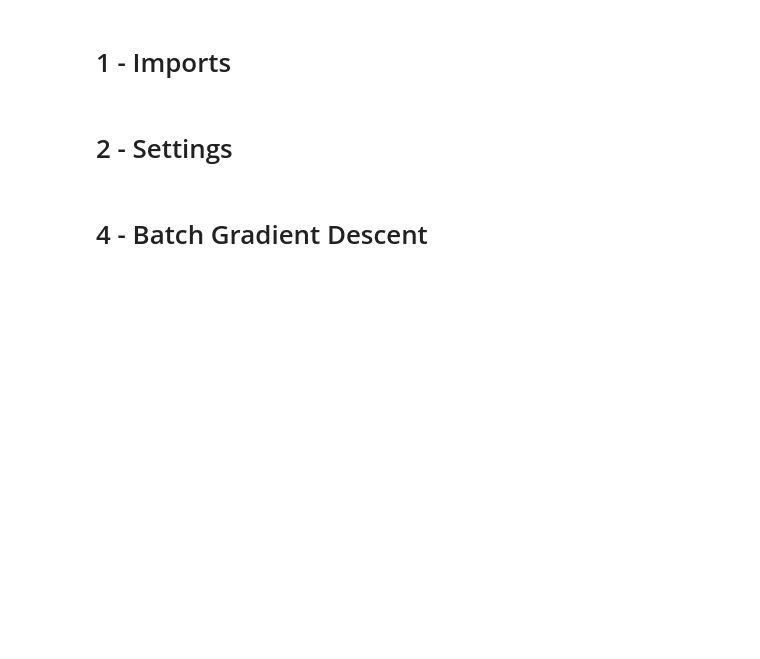
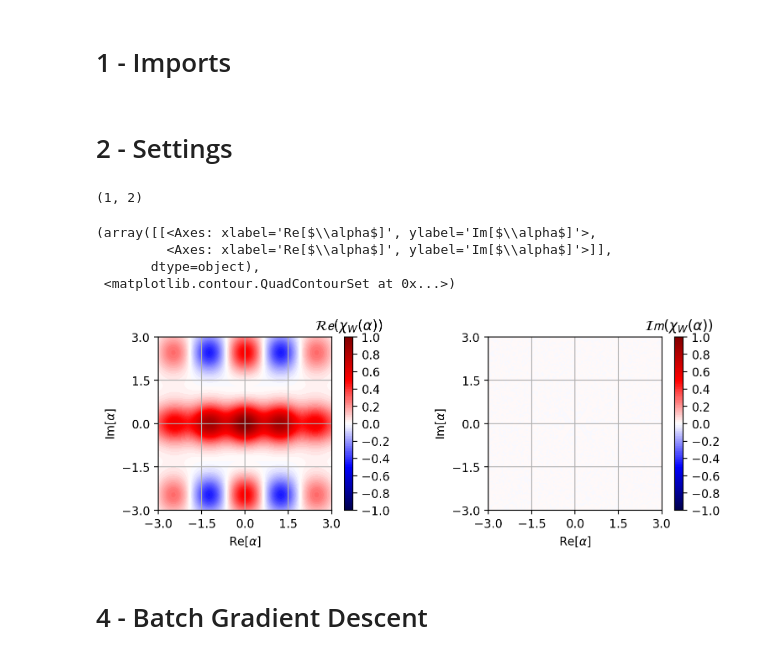
Before and after one commit to EQuS/jaxquantum, a Jupyter notebook: experiments/circuit/state-prep/2-gkp-state.ipynb, the cells around one changed output. Saved outputs shown, nothing was run; the diff lists cells and outputs as text; code cells hidden in the pictures; blank space fills up the shorter version.

Commit message:
gkp +x state prep

```diff
--- a/experiments/circuit/state-prep/2-gkp-state.ipynb
+++ b/experiments/circuit/state-prep/2-gkp-state.ipynb
@@ -32,14 +32,15 @@ from state_prep_opt import *
 # %%
 settings = {
     "measure": None,
-    "blocks": 5,
-    "batch_size": 500,
-    "epochs": 1000,
+    "blocks": 7,
+    "batch_size": 1000,
+    "epochs": 2000,
     "learning_rate": 5e-3,
-    "N": 40,
+    "N": 75,
     "state": {
-        "mode": "squeeze",
-        "squeezing_dB": 8
+        "mode": "gkp",
+        "logical_state": "+x",
+        "delta": 0.438
     },
     "N_large": 200,
     "bounds": {
@@ -49,23 +50,43 @@ settings = {
     "random_seed": 35,
     "reg_strength": 5e-1,
     "reg_mode": 'avg',
-    "minimize_metric": False
+    "minimize_metric": True
 }
 
-def generate_state(settings, large=False):
-    z = jqt.squeezing_dB_to_linear(settings["state"]["squeezing_dB"])
-    N = settings["N" if not large else "N_large"]
-    target_state_cavity = jqt.squeeze(N, z) @ jqt.basis(N, 0)
-    return target_state_cavity
+if settings["state"]["mode"]=="fock":
+    if settings["state"]["logical_state"]=="+z":
+        target_state_cavity = jqt.basis(settings["N"], 0)
+    if settings["state"]["logical_state"]=="-z":
+        target_state_cavity = jqt.basis(settings["N"], 1)
+    if settings["state"]["logical_state"]=="+x":
+        target_state_cavity = (jqt.basis(settings["N"], 0) + jqt.basis(settings["N"], 1)).unit()
+    if settings["state"]["logical_state"]=="-x":
+        target_state_cavity = (jqt.basis(settings["N"], 0) - jqt.basis(settings["N"], 1)).unit()
+    if settings["state"]["logical_state"]=="+y":
+        target_state_cavity = (jqt.basis(settings["N"], 0) + 1.j*jqt.basis(settings["N"], 1)).unit()
+    if settings["state"]["logical_state"]=="-y":
+        target_state_cavity = (jqt.basis(settings["N"], 0) - 1.j*jqt.basis(settings["N"], 1)).unit()
+elif settings["state"]["mode"] == "gkp":
+    delta = settings["state"]["delta"]
+    gkp_qubit = jqtb.GKPQubit({"delta": delta, "N": settings["N"]})
+    squeezing_level = 20*jnp.log10(jnp.exp(jnp.abs(jnp.log(delta))))
+    settings["state"]["squeezing_level"] = squeezing_level
+    target_state_cavity = gkp_qubit.basis[settings["state"]["logical_state"]]
 
-target_state_cavity = generate_state(settings, large=False)
 settings["target_state_cavity"] = target_state_cavity
 settings["target_state"] = jqt.basis(2,0) ^ target_state_cavity
 
 date_str = datetime.datetime.now().strftime("%Y%m%d_h%Hm%Ms%S")
 settings["data_filename"] = f"data/{date_str}_{settings['state']['mode']}_state_prep.npz"
 # %%
-jqt.plot_qfunc(settings["target_state"], jnp.linspace(-3,3,200))
+jqt.plot_cf(settings["target_state"].ptrace(1), jnp.linspace(-3,3,200))
+# %% [output]
+(1, 2)
+(array([[<Axes: xlabel='Re[$\\alpha$]', ylabel='Im[$\\alpha$]'>,
+         <Axes: xlabel='Re[$\\alpha$]', ylabel='Im[$\\alpha$]'>]],
+       dtype=object),
+ <matplotlib.contour.QuadContourSet at 0x...>)
+[figure, added]
 # %% [markdown]
 # 4 - Batch Gradient Descent
 # %%
```
Also changed, not shown: parts of 9 cells of this notebook, 3 other files.
